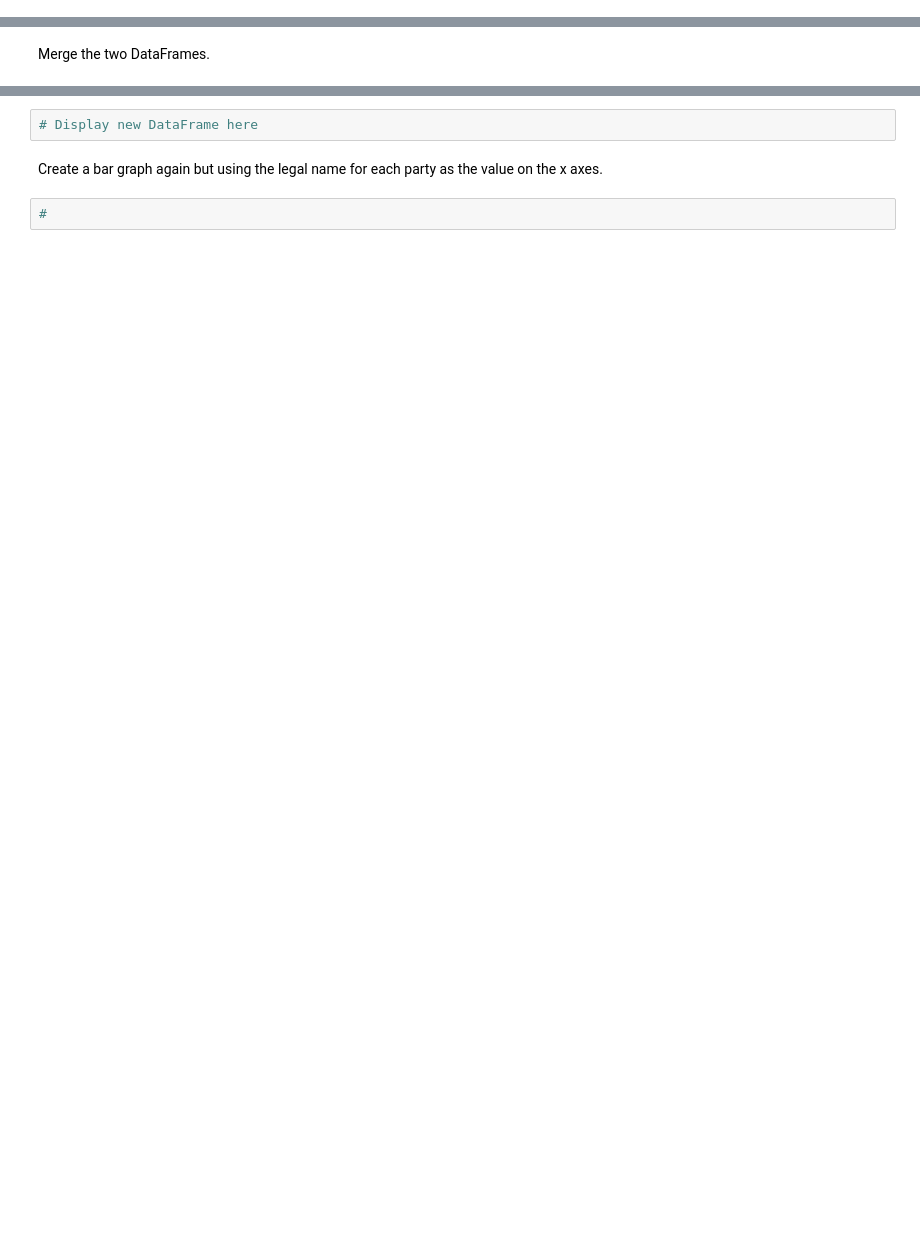
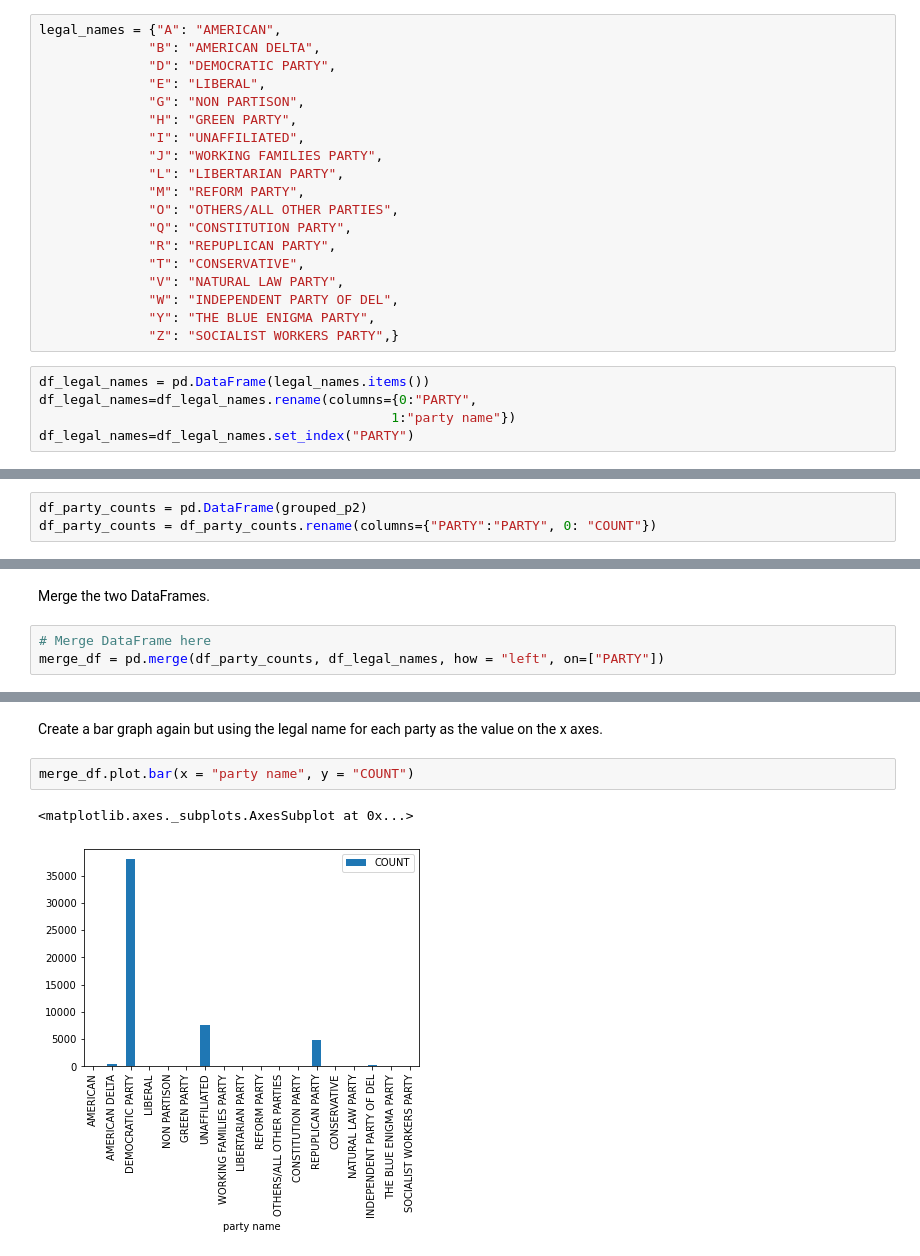
Before and after one commit to leegivhan/DataEngineering.Labs.RegisteredVotersFileWilmingtonDE, a Jupyter notebook: wilmington_de_registered_voters.ipynb, the cells around one changed output, grey strips where cells are left out. Saved outputs shown, nothing was run; the diff lists cells and outputs as text; blank space fills up the shorter version.

```diff
--- a/wilmington_de_registered_voters.ipynb
+++ b/wilmington_de_registered_voters.ipynb
@@ -196,0 +189,24 @@ legal_names = {"A": "AMERICAN",
+# %%
+legal_names = {"A": "AMERICAN",
+              "B": "AMERICAN DELTA",
+              "D": "DEMOCRATIC PARTY",
+              "E": "LIBERAL",
+              "G": "NON PARTISON",
+              "H": "GREEN PARTY",
+              "I": "UNAFFILIATED",
+              "J": "WORKING FAMILIES PARTY",
+              "L": "LIBERTARIAN PARTY",
+              "M": "REFORM PARTY",
+              "O": "OTHERS/ALL OTHER PARTIES",
+              "Q": "CONSTITUTION PARTY",
+              "R": "REPUPLICAN PARTY",
+              "T": "CONSERVATIVE",
+              "V": "NATURAL LAW PARTY",
+              "W": "INDEPENDENT PARTY OF DEL",
+              "Y": "THE BLUE ENIGMA PARTY",
+              "Z": "SOCIALIST WORKERS PARTY",}
+# %%
+df_legal_names = pd.DataFrame(legal_names.items())
+df_legal_names=df_legal_names.rename(columns={0:"PARTY",
+                                             1:"party name"})
+df_legal_names=df_legal_names.set_index("PARTY")
@@ -202,0 +236,3 @@ Create a Pandas DataFrame that contains the Party code and the corresponding num
+# %%
+df_party_counts = pd.DataFrame(grouped_p2)
+df_party_counts = df_party_counts.rename(columns={"PARTY":"PARTY", 0: "COUNT"})
@@ -203,3 +260,6 @@ Create a Pandas DataFrame that contains the Party code and the corresponding num
 # %% [markdown]
 Merge the two DataFrames.
+# %%
+# Merge DataFrame here
+merge_df = pd.merge(df_party_counts, df_legal_names, how = "left", on=["PARTY"])
 # %%
@@ -207,6 +287,7 @@ Merge the two DataFrames.
-# %%
-# Display new DataFrame here
 # %% [markdown]
 Create a bar graph again but using the legal name for each party as the value on the x axes.
-# %%
-#
+# %%
+merge_df.plot.bar(x = "party name", y = "COUNT")
+# %% [output]
+<matplotlib.axes._subplots.AxesSubplot at 0x...>
+[figure, added]
```
Also changed, not shown: parts of 8 cells of this notebook.
